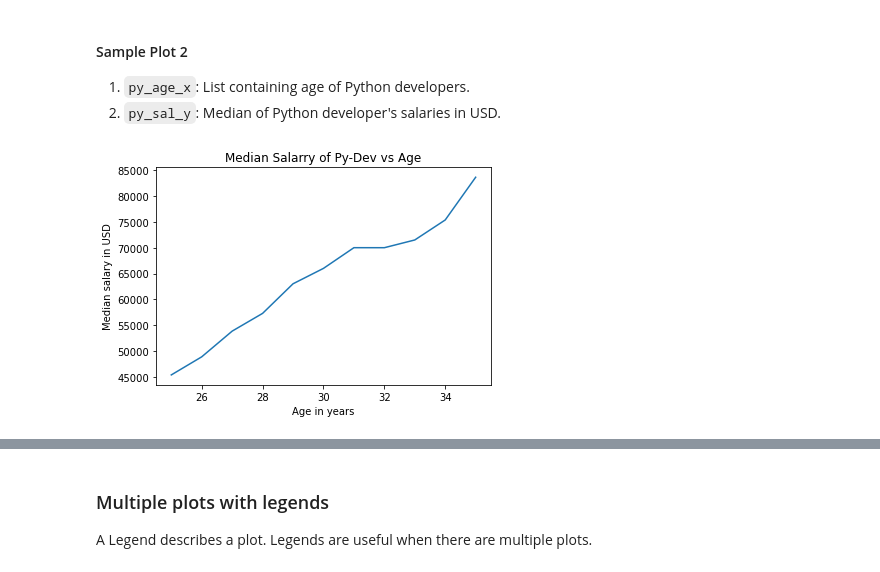
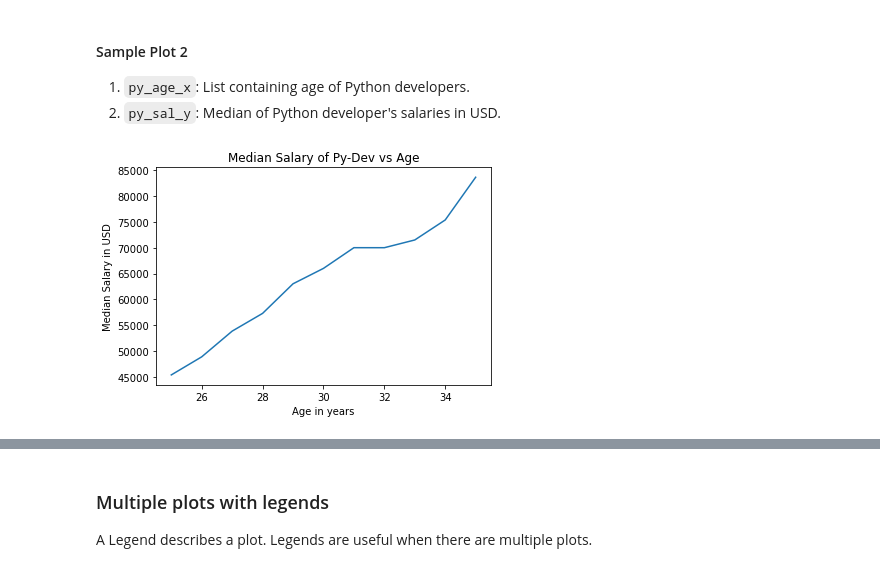
Before and after one commit to DheemanthBhat/ML-Libraries, a Jupyter notebook: 3 Matplotlib/Matplotlib Tutorial - PART 1.ipynb, the cells around one changed output, grey strips where cells are left out. Drawn from its saved outputs; the diff is of its cells as text; code cells hidden in the pictures.

```diff
--- a/3 Matplotlib/Matplotlib Tutorial - PART 1.ipynb
+++ b/3 Matplotlib/Matplotlib Tutorial - PART 1.ipynb
@@ -66,18 +66,18 @@ plt.show()
 # %%
 import matplotlib.pyplot as plt
 
 py_age_x = [25, 26, 27, 28, 29, 30, 31, 32, 33, 34, 35]
 py_sal_y = [45372, 48876, 53850, 57287, 63016, 65998, 70003, 70000, 71496, 75370, 83640]
 
 plt.plot(py_age_x, py_sal_y)
 
 plt.xlabel("Age in years")
-plt.ylabel("Median salary in USD")
-plt.title("Median Salarry of Py-Dev vs Age")
+plt.ylabel("Median Salary in USD")
+plt.title("Median Salary of Py-Dev vs Age")
 
 plt.show()
 # %% [output]
-[figure, old version]
+[figure, new version]
 [interactive output not drawn]
 # %% [markdown]
 ### Multiple plots with legends
```
Also changed, not shown: parts of 1 cell of this notebook, 2 other files.
